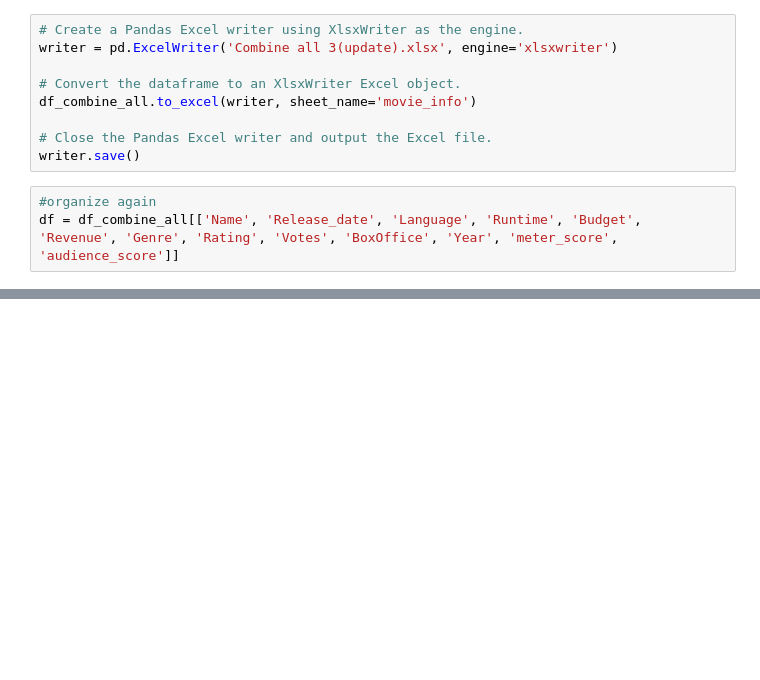
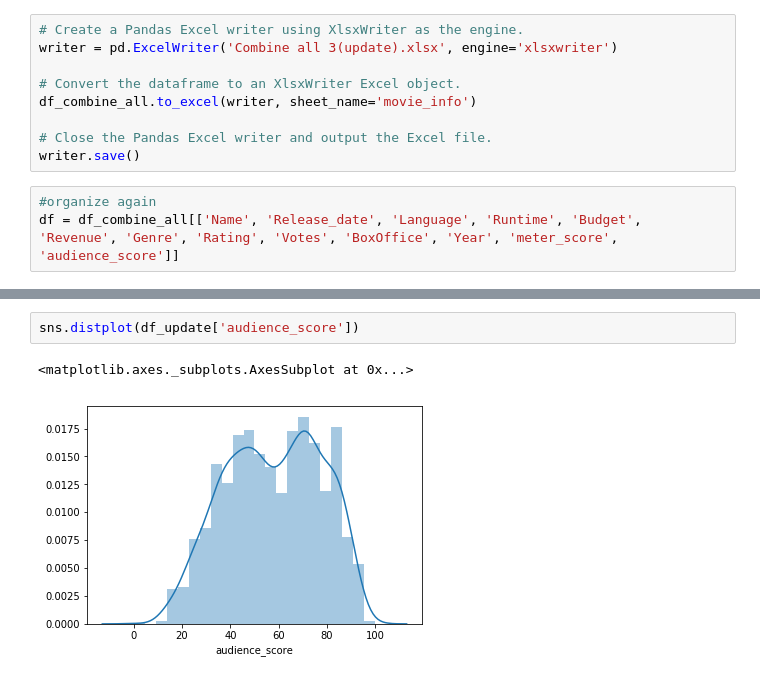
Before and after one commit to cicisongze/Movie_analysis_project, a Jupyter notebook: totten tomatoes.ipynb, the cells around one changed output, grey strips where cells are left out. Drawn from its saved outputs; the diff is of its cells as text; blank space fills up the shorter version.

```diff
--- a/totten tomatoes.ipynb
+++ b/totten tomatoes.ipynb
@@ -283,0 +410,5 @@ df = df_combine_all[['Name', 'Release_date', 'Language', 'Runtime', 'Budget', 'R
+# %%
+sns.distplot(df_update['audience_score'])
+# %% [output]
+<matplotlib.axes._subplots.AxesSubplot at 0x...>
+[figure, added]
```
Also changed, not shown: parts of 16 cells of this notebook.
